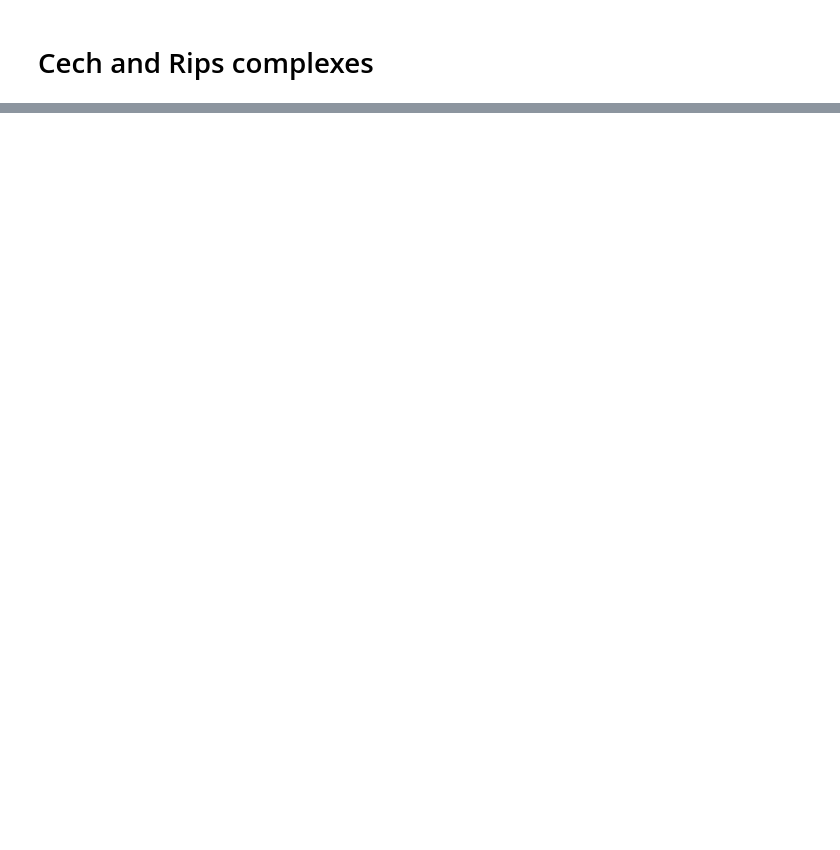
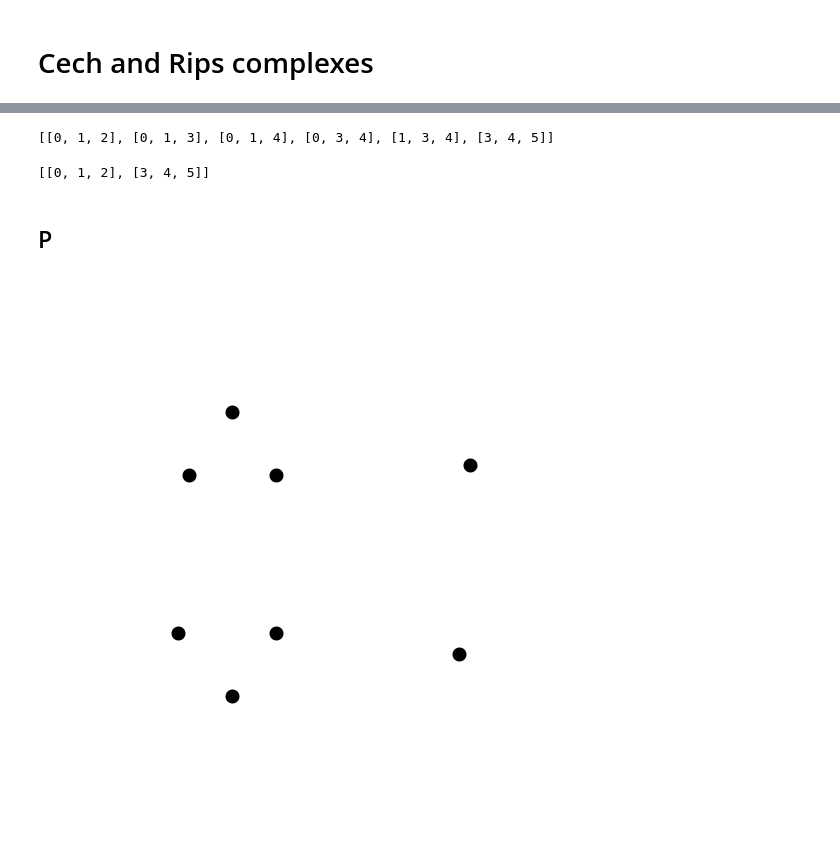
Before and after one commit to zimfv/topological-data-serial-experiments, a Jupyter notebook: Draw pics.ipynb, the cells around one changed output, grey strips where cells are left out. Cells and saved outputs as stored; diff of their text form; code cells hidden in the pictures; blank space fills up the shorter version.

```diff
--- a/Draw pics.ipynb
+++ b/Draw pics.ipynb
@@ -35,0 +54,24 @@ ymin, ymax = ymid + 0.5*dist*np.array([-1, 1])
+# %%
+simplices_c = []
+
+n = len(points)
+for i in range(n):
+    for j in range(i+1, n):
+        for k in range(j+1, n):
+            if (dists[[i, i, j], [j, k, k]] < 2*r).all():
+                simplices_c.append([i, j, k])
+simplices_c
+# %% [output]
+[[0, 1, 2], [0, 1, 3], [0, 1, 4], [0, 3, 4], [1, 3, 4], [3, 4, 5]]
+# %%
+simplices_r = []
+
+n = len(points)
+for i in range(n):
+    for j in range(i+1, n):
+        for k in range(j+1, n):
+            if (dists[[i, i, j], [j, k, k]] < r).all():
+                simplices_r.append([i, j, k])
+simplices_r
+# %% [output]
+[[0, 1, 2], [3, 4, 5]]
@@ -35,0 +88,18 @@ ymin, ymax = ymid + 0.5*dist*np.array([-1, 1])
+# %% [markdown]
+## P
+# %%
+fig = plt.figure(figsize=figsize)
+ax = fig.add_subplot()
+ax.spines['top'].set_visible(False)
+ax.spines['right'].set_visible(False)
+ax.spines['bottom'].set_visible(False)
+ax.spines['left'].set_visible(False)
+ax.get_xaxis().set_ticks([])
+ax.get_yaxis().set_ticks([])
+
+plt.scatter(points[:,0], points[:,1], color='black', linewidth=8)
+
+plt.plot(frame[0], frame[1], color='black', linewidth=1, linestyle=':', alpha=frame_alpha)
+fig.savefig(filename.format('P'))
+# %% [output]
+[figure, added]
```
Also changed, not shown: parts of 32 cells of this notebook, 26 other files.
